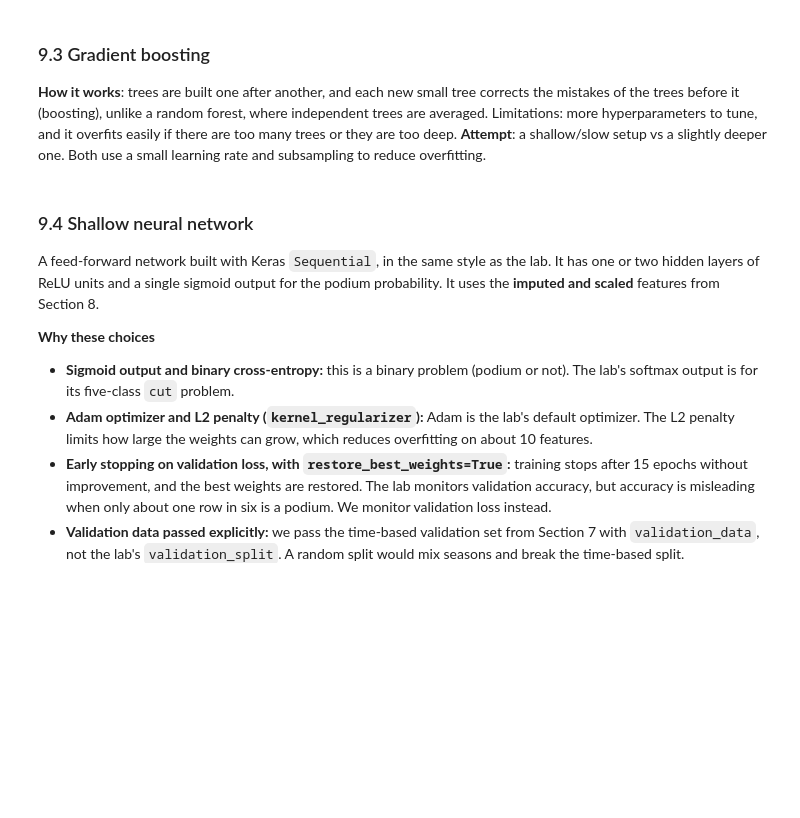
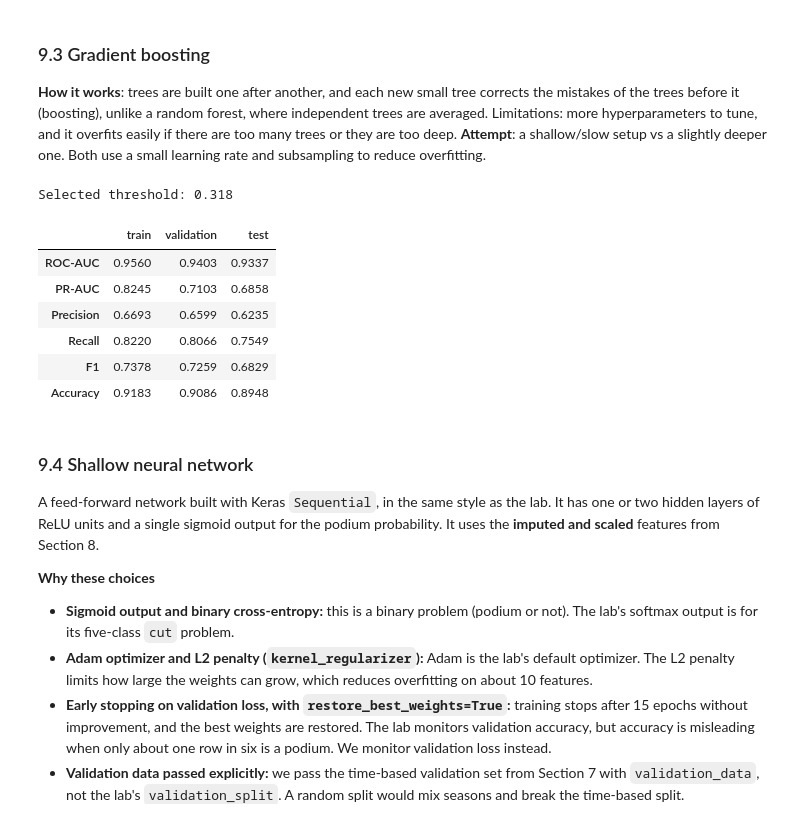
Before and after one commit to AbdelrahmanWaelH/F1_AI_Tools, a Jupyter notebook: F1_Podium_Prediction_Sections_1-8.ipynb, the cells around one changed output. Drawn from its saved outputs; the diff is of its cells as text; code cells hidden in the pictures; blank space fills up the shorter version.

```diff
--- a/F1_Podium_Prediction_Sections_1-8.ipynb
+++ b/F1_Podium_Prediction_Sections_1-8.ipynb
@@ -1040,23 +1042,43 @@ plt.show()
  **Attempt**: a shallow/slow setup vs a slightly deeper one. Both use a small
  learning rate and subsampling to reduce overfitting.
 # %%
+# 9.3 Gradient boosting: fit, choose threshold on validation F1, score train / validation / test
 from sklearn.ensemble import GradientBoostingClassifier
-from sklearn.metrics import (roc_auc_score, average_precision_score, f1_score,
-                             precision_score, recall_score, precision_recall_curve)
+results = globals().get("results", {})
 
 gb = GradientBoostingClassifier(n_estimators=300, max_depth=3, learning_rate=0.05,
                                 subsample=0.8, min_samples_leaf=20, random_state=SEED).fit(Xtr_imp, y_train)
 
-p_val, p_test = gb.predict_proba(Xva_imp)[:, 1], gb.predict_proba(Xte_imp)[:, 1]
+p_train_gb = gb.predict_proba(Xtr_imp)[:, 1]
+p_val_gb = gb.predict_proba(Xva_imp)[:, 1]
+p_test_gb = gb.predict_proba(Xte_imp)[:, 1]
 
 # threshold with the best F1 on validation only
-prec, rec, thr = precision_recall_curve(y_val, p_val)
-t = thr[np.argmax((2 * prec * rec / (prec + rec + 1e-9))[:-1])]
+prec_gb, rec_gb, thr_gb = precision_recall_curve(y_val, p_val_gb)
+f1_curve_gb = 2 * prec_gb[:-1] * rec_gb[:-1] / np.maximum(prec_gb[:-1] + rec_gb[:-1], 1e-12)
+threshold_gb = thr_gb[f1_curve_gb.argmax()]
 
-for split, y, p in [("val", y_val, p_val), ("test", y_test, p_test)]:
-    yhat = (p >= t).astype(int)
-    print(f"{split:5s} ROC-AUC={roc_auc_score(y, p):.3f}  PR-AUC={average_precision_score(y, p):.3f}  "
-          f"F1={f1_score(y, yhat):.3f}  Precision={precision_score(y, yhat):.3f}  Recall={recall_score(y, yhat):.3f}")
+def gb_metrics(y, p):
+    pred = (p >= threshold_gb).astype(int)
+    return {"ROC-AUC": roc_auc_score(y, p), "PR-AUC": average_precision_score(y, p),
+            "Precision": precision_score(y, pred, zero_division=0), "Recall": recall_score(y, pred, zero_division=0),
+            "F1": f1_score(y, pred), "Accuracy": accuracy_score(y, pred)}
+
+results["Gradient Boosting"] = {"train": gb_metrics(y_train, p_train_gb),
+                                "validation": gb_metrics(y_val, p_val_gb),
+                                "test": gb_metrics(y_test, p_test_gb)}
+
+print(f"Selected threshold: {threshold_gb:.3f}")
+display(pd.DataFrame(results["Gradient Boosting"]).round(4))
+# %% [output]
+Selected threshold: 0.318
+|  | train | validation | test |
+| ROC-AUC | 0.9560 | 0.9403 | 0.9337 |
+| PR-AUC | 0.8245 | 0.7103 | 0.6858 |
+| Precision | 0.6693 | 0.6599 | 0.6235 |
+| Recall | 0.8220 | 0.8066 | 0.7549 |
+| F1 | 0.7378 | 0.7259 | 0.6829 |
+| Accuracy | 0.9183 | 0.9086 | 0.8948 |
 # %% [markdown]
 ### 9.4 Shallow neural network
 
```
Also changed, not shown: parts of 16 cells of this notebook.
